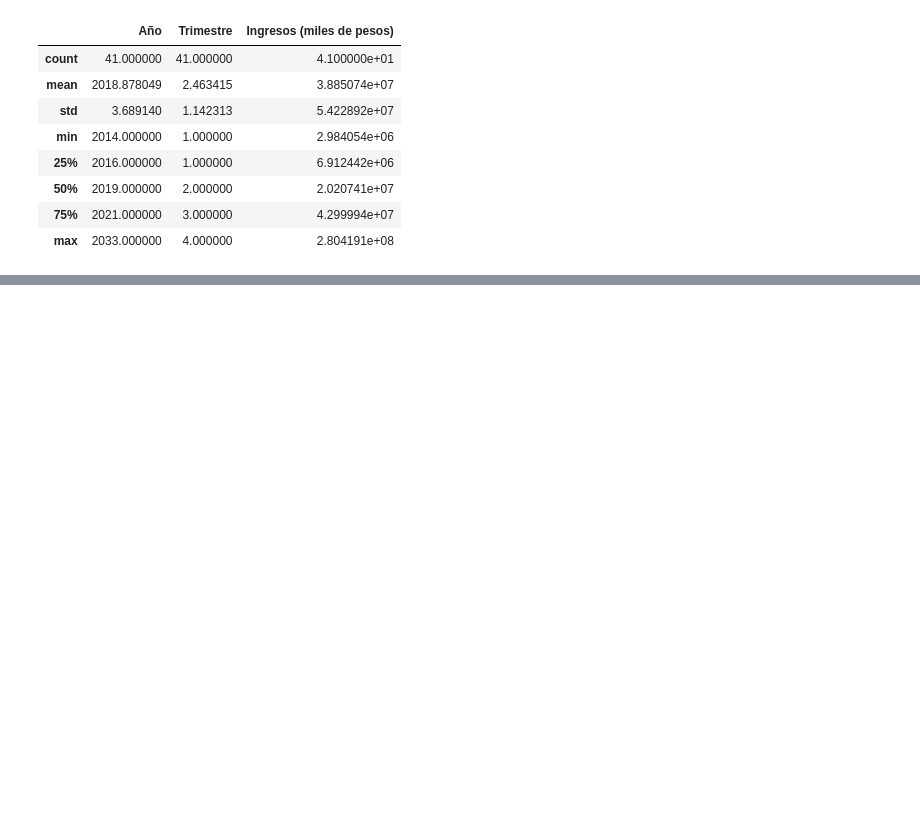
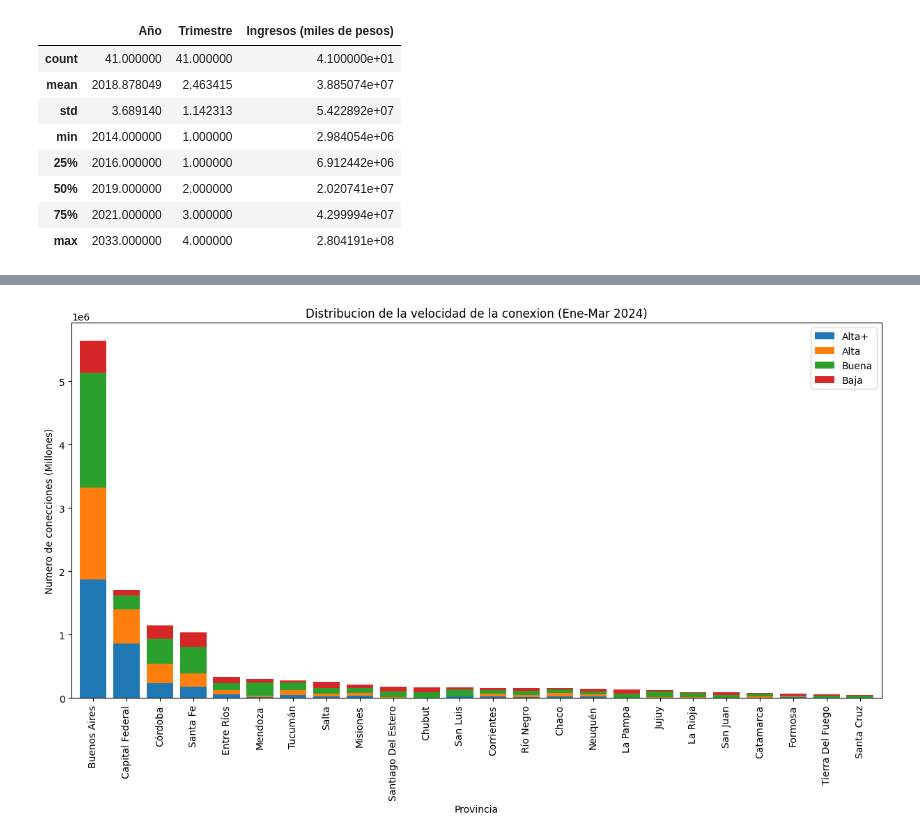
Before and after one commit to SantoboniSebastian/PI02-Telecomunicaciones, a Jupyter notebook: EDA.ipynb, the cells around one changed output, grey strips where cells are left out. Saved outputs shown, nothing was run; the diff lists cells and outputs as text; code cells hidden in the pictures; blank space fills up the shorter version.

```diff
--- a/EDA.ipynb
+++ b/EDA.ipynb
@@ -340,0 +451,31 @@ internet_df["Ingresos "].describe()
+# %%
+column_list = internet_df["Velocidad_sin_Rangos"].columns.values.tolist()
+column_list
+# %%
+def sumarColumnas(df, columnas, ColSelec):
+    columnasum = df[columnas[ColSelec[0]]]
+    for x in range(1,ColSelec.__len__()):
+        columnasum = columnasum + df[columnas[ColSelec[x]]]
+
+    return columnasum
+# %%
+internet_df["Velocidad_sin_Rangos"]['Baja'] = sumarColumnas(internet_df["Velocidad_sin_Rangos"], column_list, list(range(4,32)))
+internet_df["Velocidad_sin_Rangos"]['Buena'] = sumarColumnas(internet_df["Velocidad_sin_Rangos"], column_list, list(range(31,86)))
+internet_df["Velocidad_sin_Rangos"]['Alta'] = sumarColumnas(internet_df["Velocidad_sin_Rangos"], column_list, list(range(85,131)))
+internet_df["Velocidad_sin_Rangos"]['Alta+'] = sumarColumnas(internet_df["Velocidad_sin_Rangos"], column_list, list(range(130,193)))
+internet_df["Velocidad_sin_Rangos"]['Total'] = internet_df["Velocidad_sin_Rangos"]['Alta+'] + internet_df["Velocidad_sin_Rangos"]['Buena'] + internet_df["Velocidad_sin_Rangos"]['Baja'] + internet_df["Velocidad_sin_Rangos"]['Alta']
+# %%
+ChartDf1 = internet_df["Velocidad_sin_Rangos"][internet_df["Accesos por velocidad"].Año == 2024]
+ChartDf1.sort_values(by = ["Total"],inplace=True, ascending=False)
+ChartDf1 = ChartDf1[["Provincia", "Alta+", "Alta", "Buena", "Baja"]]
+ChartDf1.set_index('Provincia', inplace=True)
+
+plt.rcParams['figure.figsize'] = [15, 7]
+ChartDf1.plot(kind='bar', stacked=True, width=0.8)
+plt.ylabel('Numero de conexiones (Millones)')
+plt.xlabel('Provincia')
+plt.title('Distribucion de la velocidad de la conexion (Ene-Mar 2024)')
+
+plt.show()
+# %% [output]
+[figure, added]
```
Also changed, not shown: parts of 36 cells of this notebook.
